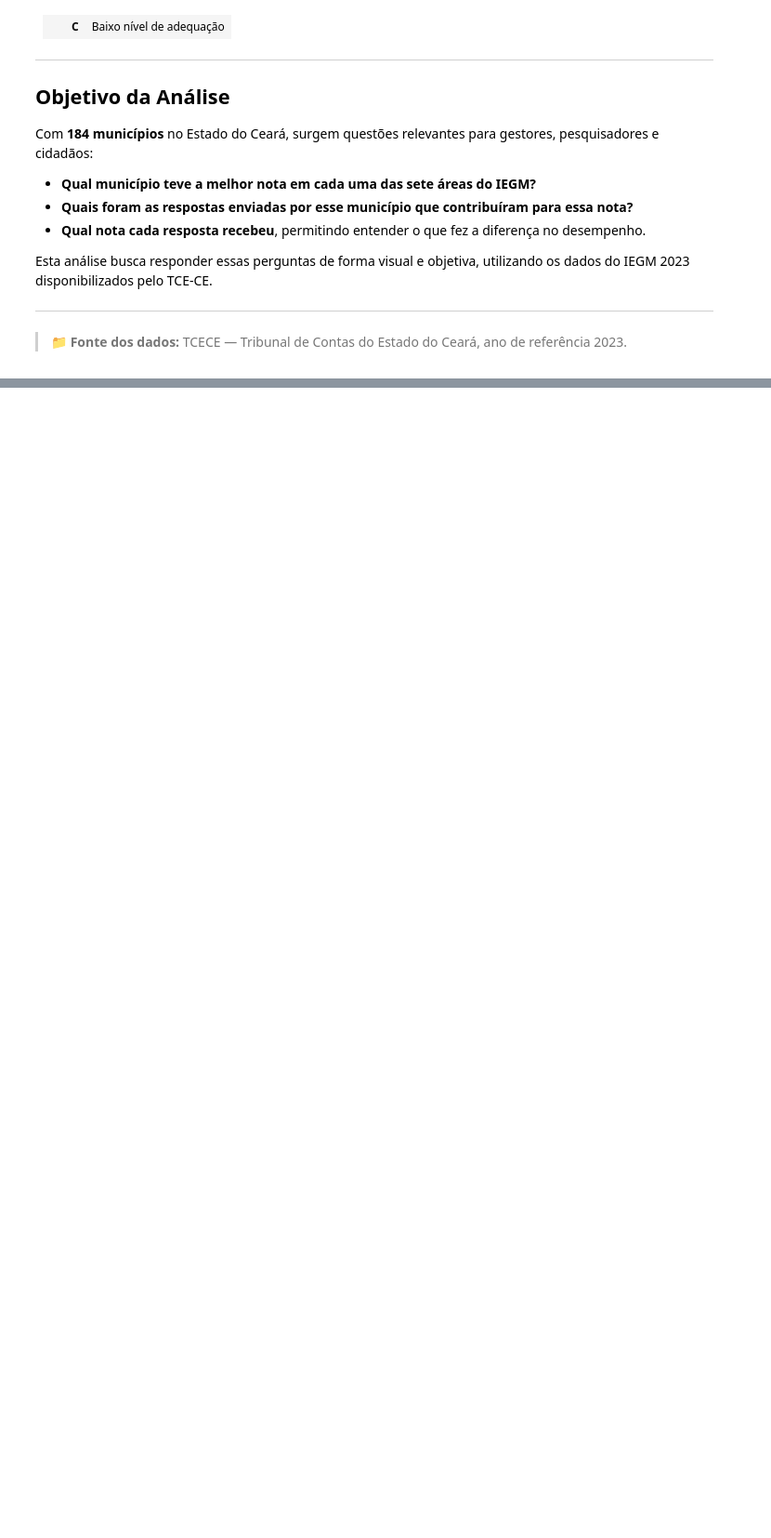
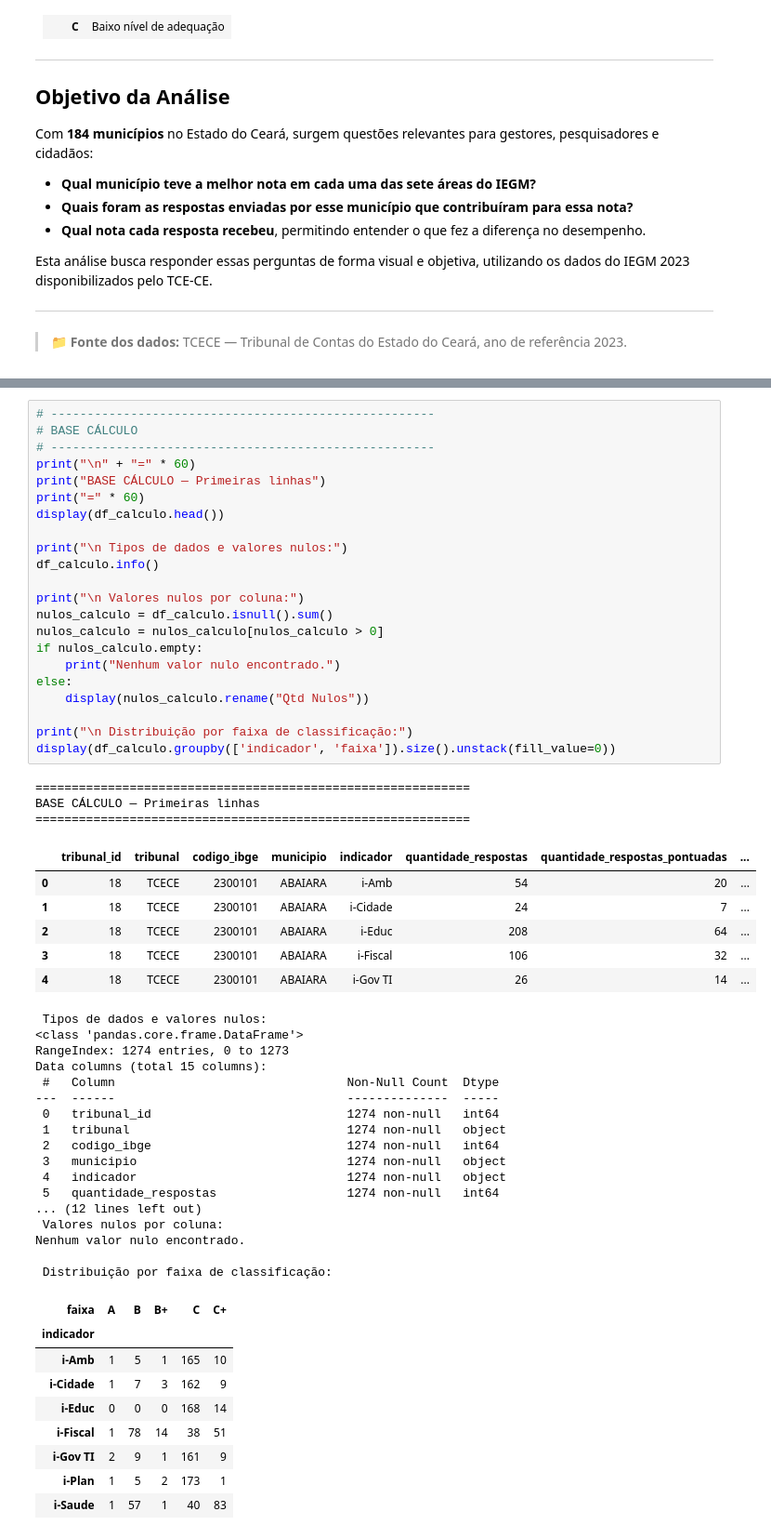
Before and after one commit to rhaymarthins/analise-iegm, a Jupyter notebook: iegm_analise.ipynb, the cells around one changed output, grey strips where cells are left out. Shown at 93% size. Saved outputs shown, nothing was run; the diff lists cells and outputs as text; blank space fills up the shorter version.

```diff
--- a/iegm_analise.ipynb
+++ b/iegm_analise.ipynb
@@ -44,0 +214,58 @@ Esta análise busca responder essas perguntas de forma visual e objetiva, utiliz
+# %%
+# -----------------------------------------------------
+# BASE CÁLCULO
+# -----------------------------------------------------
+print("\n" + "=" * 60)
+print("BASE CÁLCULO — Primeiras linhas")
+print("=" * 60)
+display(df_calculo.head())
+
+print("\n Tipos de dados e valores nulos:")
+df_calculo.info()
+
+print("\n Valores nulos por coluna:")
+nulos_calculo = df_calculo.isnull().sum()
+nulos_calculo = nulos_calculo[nulos_calculo > 0]
+if nulos_calculo.empty:
+    print("Nenhum valor nulo encontrado.")
+else:
+    display(nulos_calculo.rename("Qtd Nulos"))
+
+print("\n Distribuição por faixa de classificação:")
+display(df_calculo.groupby(['indicador', 'faixa']).size().unstack(fill_value=0))
+# %% [output]
+============================================================
+BASE CÁLCULO — Primeiras linhas
+============================================================
+|  | tribunal_id | tribunal | codigo_ibge | municipio | indicador | quantidade_respostas | quantidade_respostas_pontuadas | ... |
+| 0 | 18 | TCECE | 2300101 | ABAIARA | i-Amb | 54 | 20 | ... |
+| 1 | 18 | TCECE | 2300101 | ABAIARA | i-Cidade | 24 | 7 | ... |
+| 2 | 18 | TCECE | 2300101 | ABAIARA | i-Educ | 208 | 64 | ... |
+| 3 | 18 | TCECE | 2300101 | ABAIARA | i-Fiscal | 106 | 32 | ... |
+| 4 | 18 | TCECE | 2300101 | ABAIARA | i-Gov TI | 26 | 14 | ... |
+ Tipos de dados e valores nulos:
+<class 'pandas.core.frame.DataFrame'>
+RangeIndex: 1274 entries, 0 to 1273
+Data columns (total 15 columns):
+ #   Column                                Non-Null Count  Dtype
+---  ------                                --------------  -----
+ 0   tribunal_id                           1274 non-null   int64
+ 1   tribunal                              1274 non-null   object
+ 2   codigo_ibge                           1274 non-null   int64
+ 3   municipio                             1274 non-null   object
+ 4   indicador                             1274 non-null   object
+ 5   quantidade_respostas                  1274 non-null   int64
+... (12 lines left out)
+ Valores nulos por coluna:
+Nenhum valor nulo encontrado.
+
+ Distribuição por faixa de classificação:
+| faixa | A | B | B+ | C | C+ |
+| indicador |  |  |  |  |  |
+| i-Amb | 1 | 5 | 1 | 165 | 10 |
+| i-Cidade | 1 | 7 | 3 | 162 | 9 |
+| i-Educ | 0 | 0 | 0 | 168 | 14 |
+| i-Fiscal | 1 | 78 | 14 | 38 | 51 |
+| i-Gov TI | 2 | 9 | 1 | 161 | 9 |
+| i-Plan | 1 | 5 | 2 | 173 | 1 |
+| i-Saude | 1 | 57 | 1 | 40 | 83 |
```
Also changed, not shown: parts of 9 cells of this notebook.
